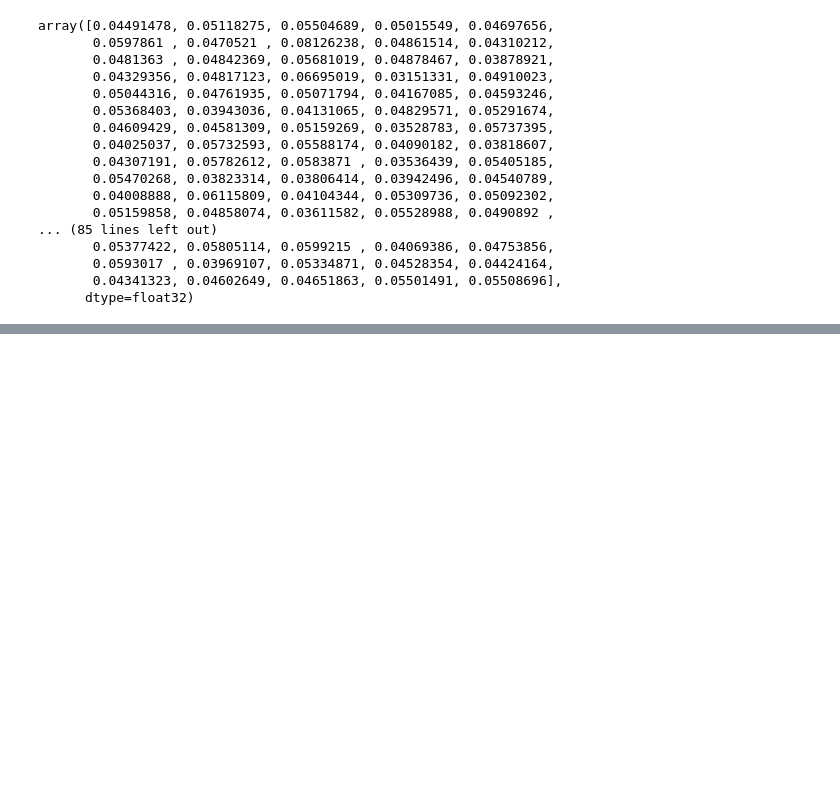
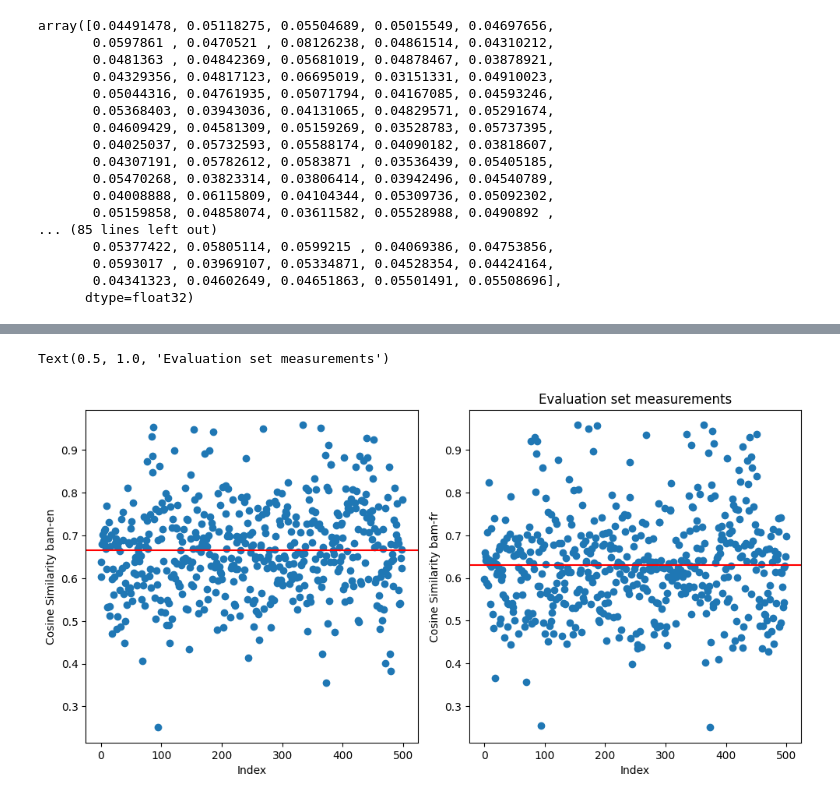
Before and after one commit to FaezeM/NLP_Bambara, a Jupyter notebook: similarity.ipynb, the cells around one changed output, grey strips where cells are left out. Cells and saved outputs as stored; diff of their text form; code cells hidden in the pictures; blank space fills up the shorter version.

```diff
--- a/similarity.ipynb
+++ b/similarity.ipynb
@@ -85,7 +85,8 @@ array([1., 1., 1., 1., 1., 1., 1., 1., 1., 1., 1., 1., 1., 1., 1., 1., 1.,
        1., 1., 1., 1., 1., 1., 1., 1., 1., 1., 1., 1., 1., 1., 1., 1., 1.,
        1., 1., 1., 1., 1., 1., 1.], dtype=float32)
 # %%
-cosine_sim(bam_embeddings, en_embeddings)
+cosine_bam_en = cosine_sim(bam_embeddings, en_embeddings)
+cosine_bam_en
 # %% [output]
 array([0.6385678 , 0.6034815 , 0.6798109 , 0.7027718 , 0.68825674,
        0.71049356, 0.6809772 , 0.7147039 , 0.6684008 , 0.76904   ,
@@ -105,7 +106,8 @@ array([0.6385678 , 0.6034815 , 0.6798109 , 0.7027718 , 0.68825674,
        0.5416655 , 0.6470025 , 0.62329704, 0.6679843 , 0.7843586 ],
       dtype=float32)
 # %%
-cosine_sim(bam_embeddings, fr_embeddings)
+cosine_bam_fr = cosine_sim(bam_embeddings, fr_embeddings)
+cosine_bam_fr
 # %% [output]
 array([0.5972741 , 0.659186  , 0.65096545, 0.64135236, 0.58851504,
        0.70666885, 0.5822021 , 0.8236556 , 0.64326096, 0.63238907,
@@ -166,0 +259,23 @@ array([0.04491478, 0.05118275, 0.05504689, 0.05015549, 0.04697656,
+# %%
+avg_cosine_bam_en = np.mean(cosine_bam_en)
+avg_cosine_bam_fr = np.mean(cosine_bam_fr)
+# %%
+plt.figure(figsize=(10, 5))
+
+plt.subplot(1, 2, 1)
+plt.scatter(range(len(cosine_bam_en)), cosine_bam_en)
+plt.axhline(y=avg_cosine_bam_en, color='r', linestyle='-', label=f'Average: {avg_cosine_bam_en:.4f}')
+plt.xlabel('Index')
+plt.ylabel('Cosine Similarity bam-en')
+
+plt.subplot(1, 2, 2)
+plt.scatter(range(len(cosine_bam_fr)), cosine_bam_fr)
+plt.axhline(y=avg_cosine_bam_fr, color='r', linestyle='-', label=f'Average: {avg_cosine_bam_fr:.4f}')
+plt.xlabel('Index')
+plt.ylabel('Cosine Similarity bam-fr')
+
+plt.tight_layout()
+plt.title("Evaluation set measurements")
+# %% [output]
+Text(0.5, 1.0, 'Evaluation set measurements')
+[figure, added]
```
Also changed, not shown: parts of 11 cells of this notebook.
